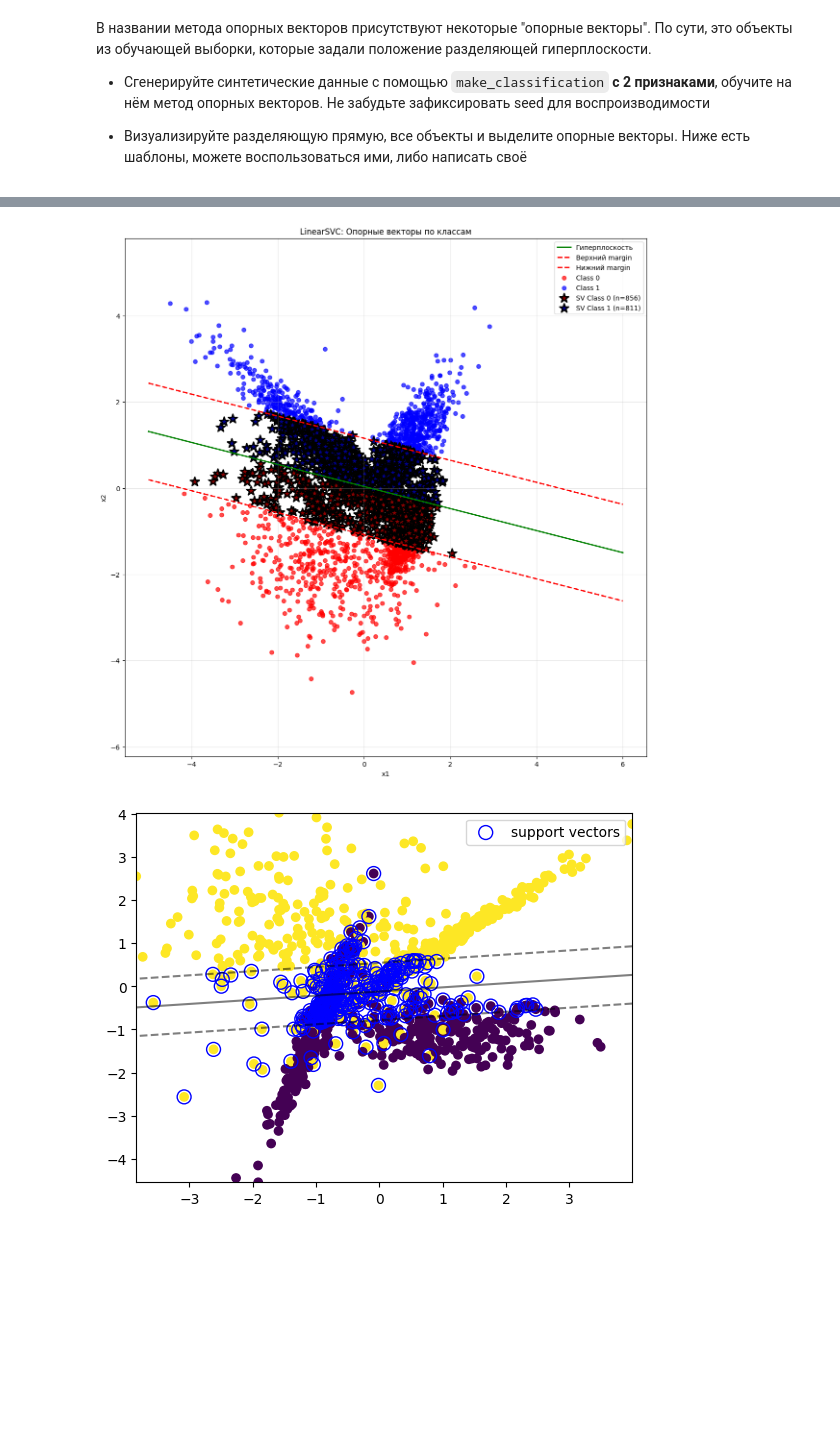
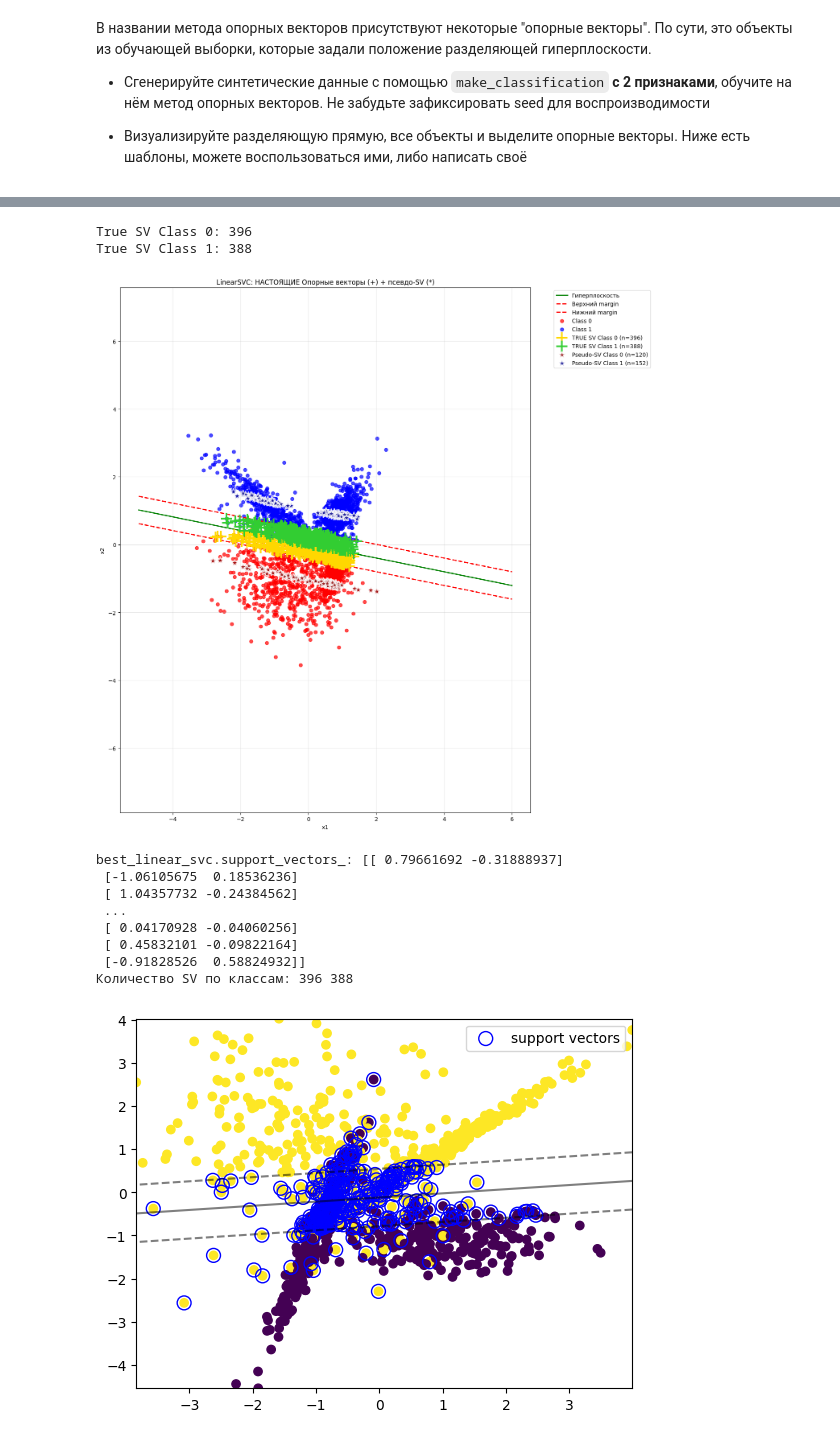
Before and after one commit to Uralbeckins/ML-Sokolov-Course, a Jupyter notebook: homework_practice_04_linclass.ipynb, the cells around one changed output, grey strips where cells are left out. Cells and saved outputs as stored; diff of their text form; code cells hidden in the pictures; blank space fills up the shorter version.

```diff
--- a/homework_practice_04_linclass.ipynb
+++ b/homework_practice_04_linclass.ipynb
@@ -377,6 +378,11 @@ Best parameters: {'tol': 1e-10, 'C': np.float64(3.792690190732254)}
 # %%
-best_linear_svc = LinearSVC(**random_search_svc.best_params_, random_state=42)
+best_linear_svc = SVC(kernel='linear', **random_search_svc.best_params_, random_state=42)
 
 best_linear_svc.fit(X_train, y_train)
 
 y_pred = best_linear_svc.predict(X_test)
+
+df = pd.concat([pd.DataFrame(X_test, columns=['x1', 'x2']), pd.DataFrame(y_pred, columns=['y_pred'])], axis=1)
+
+print(list(best_linear_svc.coef_[0]))
+print(best_linear_svc.intercept_[0])
@@ -427,54 +405,84 @@ y_1 = df[df['y_pred'] == 1]
 plt.figure(figsize=(14, 14))
 plt.plot(xx, yy, color='green', linewidth=2, label='Гиперплоскость')
 
 # Маржины (границы отступа): w1*x1 + w2*x2 + b = ±1
 yy_margin_plus = -(w1 * xx + b + 1) / w2
 yy_margin_minus = -(w1 * xx + b - 1) / w2
 
 plt.plot(xx, yy_margin_plus, 'r--', linewidth=2, label='Верхний margin')
 plt.plot(xx, yy_margin_minus, 'r--', linewidth=2, label='Нижний margin')
 
 plt.scatter(y_0['x1'], y_0['x2'], c='red', label='Class 0', alpha=0.7)
 plt.scatter(y_1['x1'], y_1['x2'], c='blue', label='Class 1', alpha=0.7)
 
-# ПСЕВДО-опорные векторы LinearSVC с разделением по классам
+# НАСТОЯЩИЕ support vectors из модели LinearSVC
+# LinearSVC не предоставляет .support_vectors_ напрямую, поэтому извлекаем их
 decision_vals = best_linear_svc.decision_function(df[['x1', 'x2']])
 norm_w = np.linalg.norm([w1, w2])
+
+# Точные опорные векторы: |decision_function(x)| / ||w|| <= 1 + epsilon
 distances = np.abs(decision_vals) / norm_w
-margin_size = 1 / norm_w
+sv_mask_true = np.abs(decision_vals) <= 1 + 1e-4  # Точные SV (|w*x + b| <= 1)
 
+# Разделяем по классам настоящие SV
+df_sv_true = df[sv_mask_true].copy()
+sv_class_0_true = df_sv_true[df_sv_true['y_pred'] == 0]
+sv_class_1_true = df_sv_true[df_sv_true['y_pred'] == 1]
 
+print(f"True SV Class 0: {len(sv_class_0_true)}")
+print(f"True SV Class 1: {len(sv_class_1_true)}")
 
+# ✅ НАСТОЯЩИЕ ОПОРНЫЕ ВЕКТОРЫ - БОЛЬШИЕ ЗВЁЗДЫ
+plt.scatter(sv_class_0_true['x1'], sv_class_0_true['x2'],
+           c='gold', s=400, marker='+',
+           edgecolors='black', linewidth=3,
+           label=f'TRUE SV Class 0 (n={len(sv_class_0_true)})', zorder=10)
 
-# Маска опорных векторов (точки на границе маржина)
-sv_mask = np.abs(decision_vals) <= 1
+plt.scatter(sv_class_1_true['x1'], sv_class_1_true['x2'],
+           c='limegreen', s=400, marker='+',
+           edgecolors='black', linewidth=3,
+           label=f'TRUE SV Class 1 (n={len(sv_class_1_true)})', zorder=10)
 
-# Разделяем по классам
-df_sv = df[sv_mask].copy()
-sv_class_0 = df_sv[df_sv['y_pred'] == 0]
-sv_class_1 = df_sv[df_sv['y_pred'] == 1]
+# ПСЕВДО-опорные векторы (близкие к маржину) - меньшие звёздочки для сравнения
+pseudo_sv_mask = (0.95 < distances) & (distances <= 1.1)
+df_pseudo_sv = df[pseudo_sv_mask].copy()
+pseudo_sv_0 = df_pseudo_sv[df_pseudo_sv['y_pred'] == 0]
+pseudo_sv_1 = df_pseudo_sv[df_pseudo_sv['y_pred'] == 1]
 
-# Опорные векторы КРАСНЫМ для класса 0
-plt.scatter(sv_class_0['x1'], sv_class_0['x2'],
-           c='darkred', s=200, marker='*',
-           edgecolors='black', linewidth=2,
-           label=f'SV Class 0 (n={len(sv_class_0)})')
+plt.scatter(pseudo_sv_0['x1'], pseudo_sv_0['x2'],
+           c='darkred', s=150, marker='*',
+           edgecolors='white', linewidth=1.5,
+           label=f'Pseudo-SV Class 0 (n={len(pseudo_sv_0)})', alpha=0.8)
 
-# Опорные векторы СИНИМ для класса 1
-plt.scatter(sv_class_1['x1'], sv_class_1['x2'],
-           c='darkblue', s=200, marker='*',
-           edgecolors='black', linewidth=2,
-           label=f'SV Class 1 (n={len(sv_class_1)})')
+plt.scatter(pseudo_sv_1['x1'], pseudo_sv_1['x2'],
+           c='darkblue', s=150, marker='*',
+           edgecolors='white', linewidth=1.5,
+           label=f'Pseudo-SV Class 1 (n={len(pseudo_sv_1)})', alpha=0.8)
 
 plt.xlabel('x1')
 plt.ylabel('x2')
-plt.title('LinearSVC: Опорные векторы по классам')
-plt.legend()
+
+plt.legend(bbox_to_anchor=(1.05, 1), loc='upper left')
 plt.grid(True, alpha=0.3)
 plt.axis('equal')
+plt.tight_layout()
 plt.show()
+
+# Проверка support_vectors_ (если доступно)
+print("best_linear_svc.support_vectors_:", best_linear_svc.support_vectors_ if hasattr(best_linear_svc, 'support_vectors_') else "Not available")
+print("Количество SV по классам:", len(sv_class_0_true), len(sv_class_1_true))
 # %% [output]
+True SV Class 0: 396
+True SV Class 1: 388
-[figure, old version]
+[figure, new version]
+best_linear_svc.support_vectors_: [[ 0.79661692 -0.31888937]
+ [-1.06105675  0.18536236]
+ [ 1.04357732 -0.24384562]
+ ...
+ [ 0.04170928 -0.04060256]
+ [ 0.45832101 -0.09822164]
+ [-0.91828526  0.58824932]]
+Количество SV по классам: 396 388
 # %%
 xx = np.linspace(X_train[:,0].min(), X_train[:,0].max(), 30)
 yy = np.linspace(X_train[:,1].min(), X_train[:,1].max(), 30)
```
Also changed, not shown: parts of 9 cells of this notebook, 1 other file.
